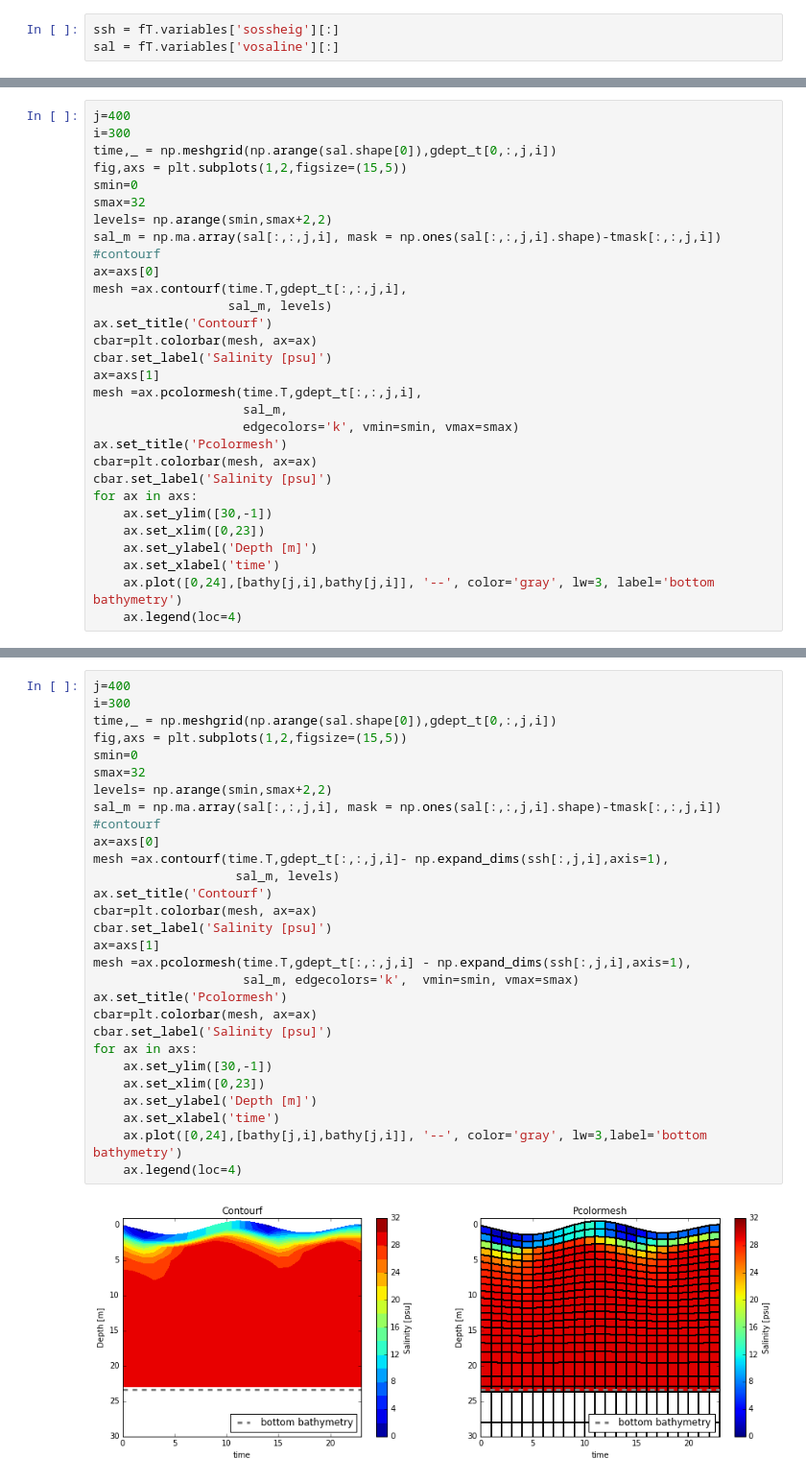
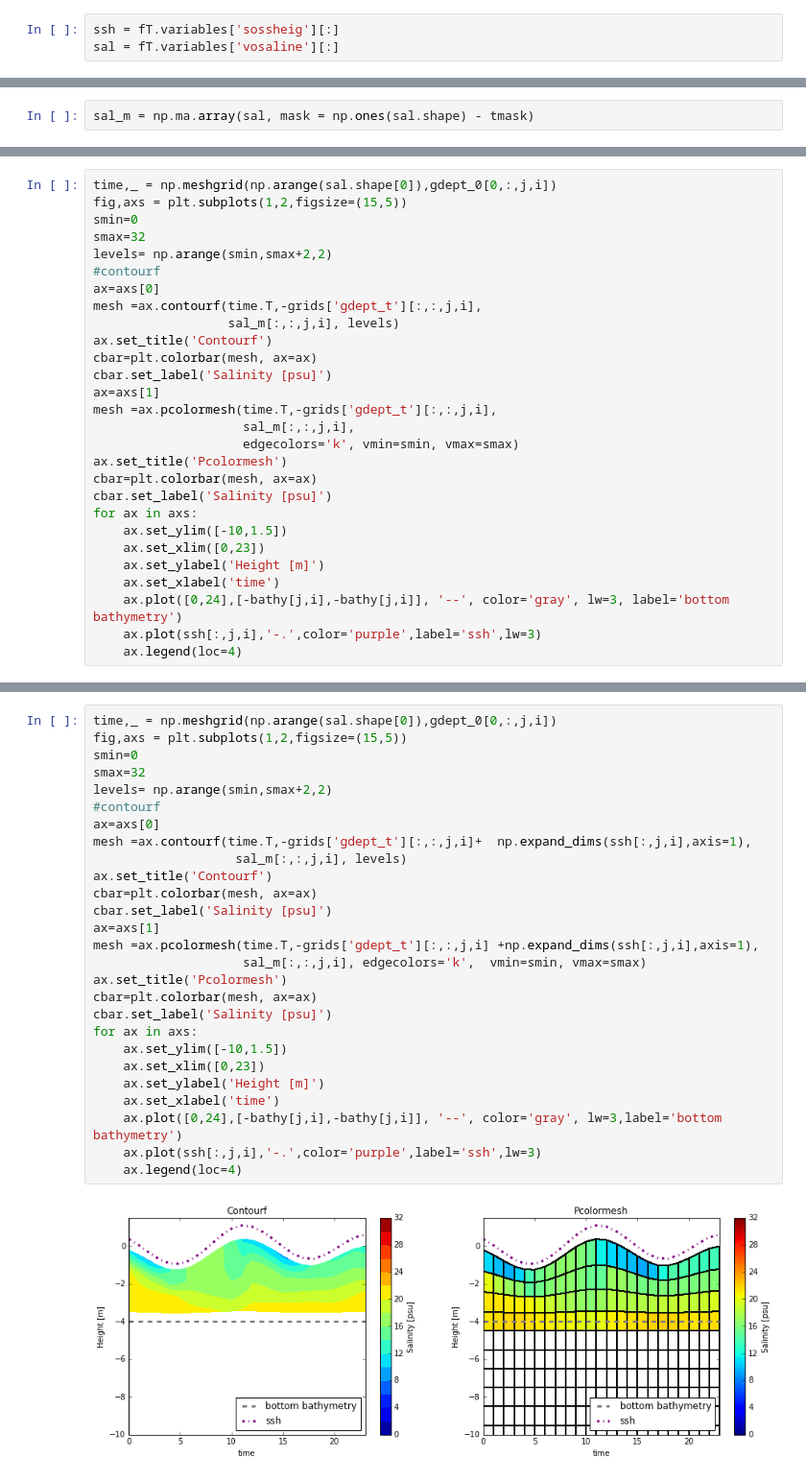
Before and after one commit to SalishSeaCast/analysis-nancy, a Jupyter notebook: notebooks/energy_flux/Plotting with time dependent depths.ipynb, the cells around one changed output, grey strips where cells are left out. Shown at 96% size. Saved outputs shown, nothing was run; the diff lists cells and outputs as text.

Commit message:
reworked using grid_tools

```diff
--- a/notebooks/energy_flux/Plotting with time dependent depths.ipynb
+++ b/notebooks/energy_flux/Plotting with time dependent depths.ipynb
@@ -31,0 +35,2 @@ e3t_t, e3w_t, gdept_t, gdepw_t = grid_time.calculate_vertical_grids(e3t_0[0,...]
+# %%
+sal_m = np.ma.array(sal, mask = np.ones(sal.shape) - tmask)
@@ -37,31 +52,29 @@ First, experiment plotting when depth is treated as a pressure. That is, the sur
 # %%
-j=400
-i=300
-time,_ = np.meshgrid(np.arange(sal.shape[0]),gdept_t[0,:,j,i])
+time,_ = np.meshgrid(np.arange(sal.shape[0]),gdept_0[0,:,j,i])
 fig,axs = plt.subplots(1,2,figsize=(15,5))
 smin=0
 smax=32
 levels= np.arange(smin,smax+2,2)
-sal_m = np.ma.array(sal[:,:,j,i], mask = np.ones(sal[:,:,j,i].shape)-tmask[:,:,j,i])
 #contourf
 ax=axs[0]
-mesh =ax.contourf(time.T,gdept_t[:,:,j,i],
-                  sal_m, levels)
+mesh =ax.contourf(time.T,-grids['gdept_t'][:,:,j,i],
+                  sal_m[:,:,j,i], levels)
 ax.set_title('Contourf')
 cbar=plt.colorbar(mesh, ax=ax)
 cbar.set_label('Salinity [psu]')
 ax=axs[1]
-mesh =ax.pcolormesh(time.T,gdept_t[:,:,j,i],
-                    sal_m,
+mesh =ax.pcolormesh(time.T,-grids['gdept_t'][:,:,j,i],
+                    sal_m[:,:,j,i],
                     edgecolors='k', vmin=smin, vmax=smax)
 ax.set_title('Pcolormesh')
 cbar=plt.colorbar(mesh, ax=ax)
 cbar.set_label('Salinity [psu]')
 for ax in axs:
-    ax.set_ylim([30,-1])
+    ax.set_ylim([-10,1.5])
     ax.set_xlim([0,23])
-    ax.set_ylabel('Depth [m]')
+    ax.set_ylabel('Height [m]')
     ax.set_xlabel('time')
-    ax.plot([0,24],[bathy[j,i],bathy[j,i]], '--', color='gray', lw=3, label='bottom bathymetry')
+    ax.plot([0,24],[-bathy[j,i],-bathy[j,i]], '--', color='gray', lw=3, label='bottom bathymetry')
+    ax.plot(ssh[:,j,i],'-.',color='purple',label='ssh',lw=3)
     ax.legend(loc=4)
 # %% [output]
@@ -74,32 +90,30 @@ Next, think of depth measured relative to ssh = 0 . So, a negative depth means e
 # %%
-j=400
-i=300
-time,_ = np.meshgrid(np.arange(sal.shape[0]),gdept_t[0,:,j,i])
+time,_ = np.meshgrid(np.arange(sal.shape[0]),gdept_0[0,:,j,i])
 fig,axs = plt.subplots(1,2,figsize=(15,5))
 smin=0
 smax=32
 levels= np.arange(smin,smax+2,2)
-sal_m = np.ma.array(sal[:,:,j,i], mask = np.ones(sal[:,:,j,i].shape)-tmask[:,:,j,i])
 #contourf
 ax=axs[0]
-mesh =ax.contourf(time.T,gdept_t[:,:,j,i]- np.expand_dims(ssh[:,j,i],axis=1),
-                   sal_m, levels)
+mesh =ax.contourf(time.T,-grids['gdept_t'][:,:,j,i]+  np.expand_dims(ssh[:,j,i],axis=1),
+                   sal_m[:,:,j,i], levels)
 ax.set_title('Contourf')
 cbar=plt.colorbar(mesh, ax=ax)
 cbar.set_label('Salinity [psu]')
 ax=axs[1]
-mesh =ax.pcolormesh(time.T,gdept_t[:,:,j,i] - np.expand_dims(ssh[:,j,i],axis=1),
-                    sal_m, edgecolors='k',  vmin=smin, vmax=smax)
+mesh =ax.pcolormesh(time.T,-grids['gdept_t'][:,:,j,i] +np.expand_dims(ssh[:,j,i],axis=1),
+                    sal_m[:,:,j,i], edgecolors='k',  vmin=smin, vmax=smax)
 ax.set_title('Pcolormesh')
 cbar=plt.colorbar(mesh, ax=ax)
 cbar.set_label('Salinity [psu]')
 for ax in axs:
-    ax.set_ylim([30,-1])
+    ax.set_ylim([-10,1.5])
     ax.set_xlim([0,23])
-    ax.set_ylabel('Depth [m]')
+    ax.set_ylabel('Height [m]')
     ax.set_xlabel('time')
-    ax.plot([0,24],[bathy[j,i],bathy[j,i]], '--', color='gray', lw=3,label='bottom bathymetry')
+    ax.plot([0,24],[-bathy[j,i],-bathy[j,i]], '--', color='gray', lw=3,label='bottom bathymetry')
+    ax.plot(ssh[:,j,i],'-.',color='purple',label='ssh',lw=3)
     ax.legend(loc=4)
 # %% [output]
-[figure, old version]
+[figure, new version]
 # %% [markdown]
```
Also changed, not shown: parts of 12 cells of this notebook, 3 other files.
